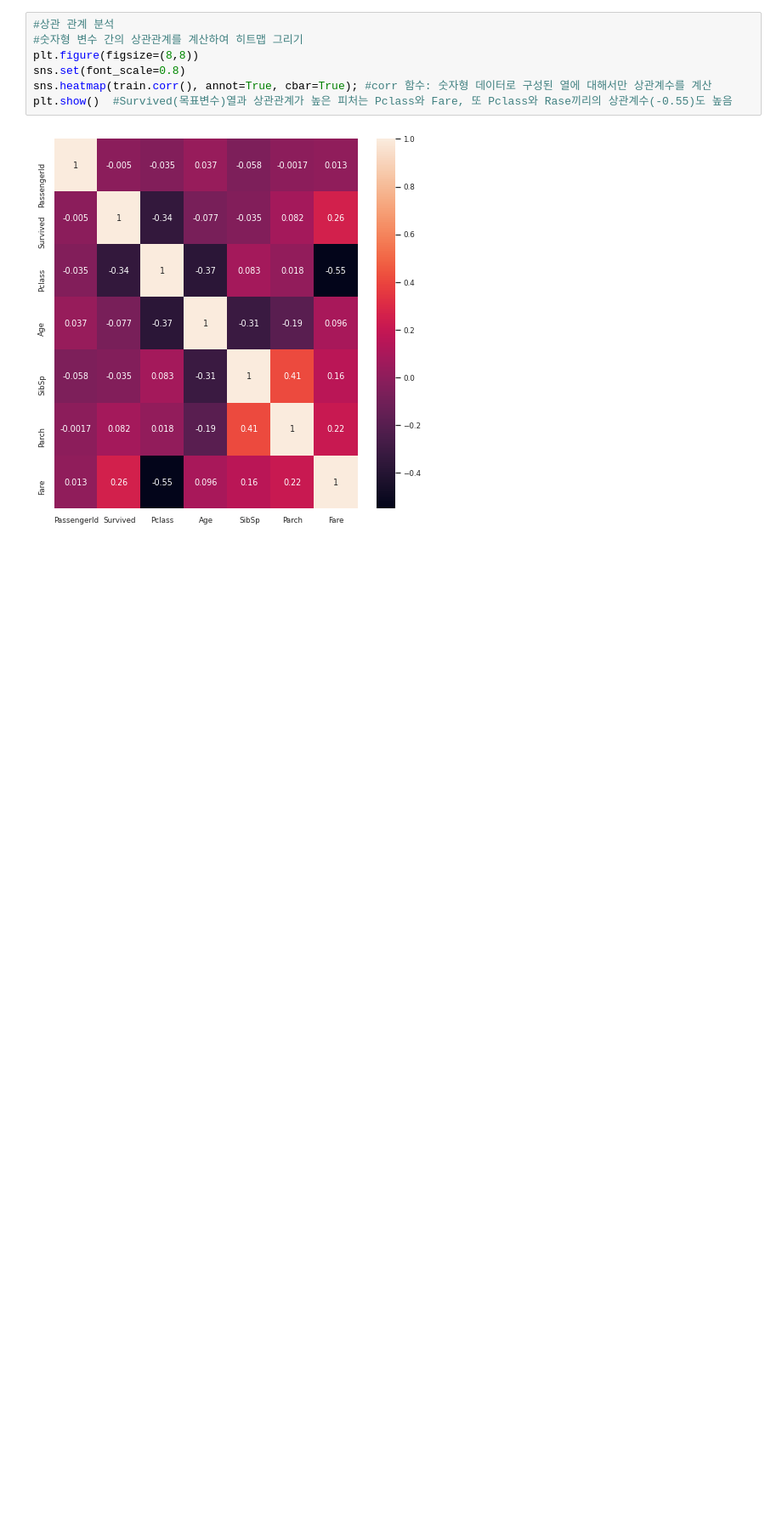
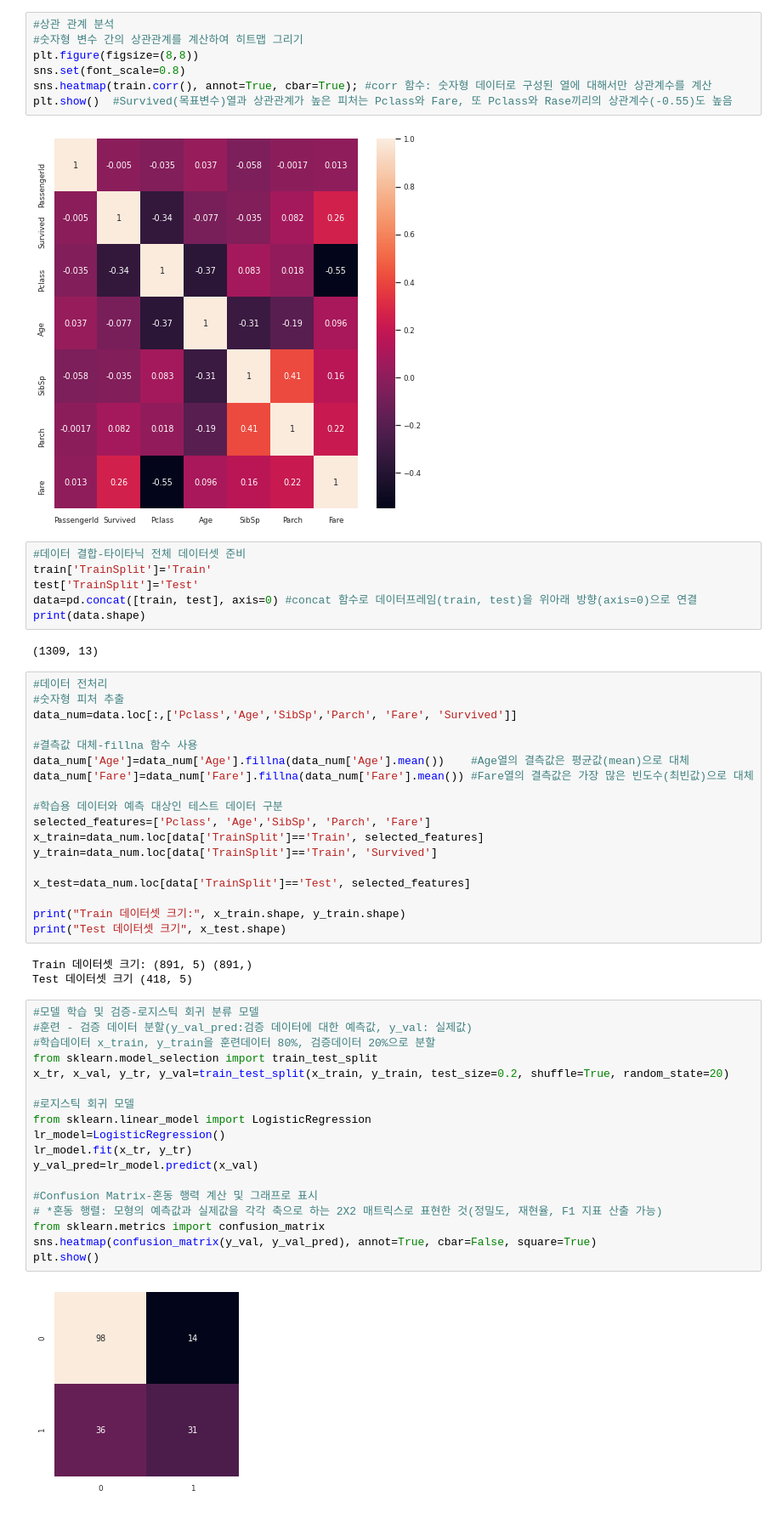
Before and after one commit to liz0904/ai_titanic, a Jupyter notebook: titanic_classification.ipynb, the cells around one changed output. Shown: that part at 85% size. Saved outputs shown, nothing was run; the diff lists cells and outputs as text; blank space fills up the shorter version.

```diff
--- a/titanic_classification.ipynb
+++ b/titanic_classification.ipynb
@@ -110,3 +110,52 @@ sns.heatmap(train.corr(), annot=True, cbar=True); #corr 함수: 숫자형 데이
 plt.show()  #Survived(목표변수)열과 상관관계가 높은 피처는 Pclass와 Fare, 또 Pclass와 Rase끼리의 상관계수(-0.55)도 높음
 # %% [output]
 [figure]
+# %%
+#데이터 결합-타이타닉 전체 데이터셋 준비
+train['TrainSplit']='Train'
+test['TrainSplit']='Test'
+data=pd.concat([train, test], axis=0) #concat 함수로 데이터프레임(train, test)을 위아래 방향(axis=0)으로 연결
+print(data.shape)
+# %% [output]
+(1309, 13)
+# %%
+#데이터 전처리
+#숫자형 피처 추출
+data_num=data.loc[:,['Pclass','Age','SibSp','Parch', 'Fare', 'Survived']]
+
+#결측값 대체-fillna 함수 사용
+data_num['Age']=data_num['Age'].fillna(data_num['Age'].mean())    #Age열의 결측값은 평균값(mean)으로 대체
+data_num['Fare']=data_num['Fare'].fillna(data_num['Fare'].mean()) #Fare열의 결측값은 가장 많은 빈도수(최빈값)으로 대체
+
+#학습용 데이터와 예측 대상인 테스트 데이터 구분
+selected_features=['Pclass', 'Age','SibSp', 'Parch', 'Fare']
+x_train=data_num.loc[data['TrainSplit']=='Train', selected_features]
+y_train=data_num.loc[data['TrainSplit']=='Train', 'Survived']
+
+x_test=data_num.loc[data['TrainSplit']=='Test', selected_features]
+
+print("Train 데이터셋 크기:", x_train.shape, y_train.shape)
+print("Test 데이터셋 크기", x_test.shape)
+# %% [output]
+Train 데이터셋 크기: (891, 5) (891,)
+Test 데이터셋 크기 (418, 5)
+# %%
+#모델 학습 및 검증-로지스틱 회귀 분류 모델
+#훈련 - 검증 데이터 분할(y_val_pred:검증 데이터에 대한 예측값, y_val: 실제값)
+#학습데이터 x_train, y_train을 훈련데이터 80%, 검증데이터 20%으로 분할
+from sklearn.model_selection import train_test_split
+x_tr, x_val, y_tr, y_val=train_test_split(x_train, y_train, test_size=0.2, shuffle=True, random_state=20)
+
+#로지스틱 회귀 모델
+from sklearn.linear_model import LogisticRegression
+lr_model=LogisticRegression()
+lr_model.fit(x_tr, y_tr)
+y_val_pred=lr_model.predict(x_val)
+
+#Confusion Matrix-혼동 행력 계산 및 그래프로 표시
+# *혼동 행렬: 모형의 예측값과 실제값을 각각 축으로 하는 2X2 매트릭스로 표현한 것(정밀도, 재현율, F1 지표 산출 가능)
+from sklearn.metrics import confusion_matrix
+sns.heatmap(confusion_matrix(y_val, y_val_pred), annot=True, cbar=False, square=True)
+plt.show()
+# %% [output]
+[figure, added]
```
